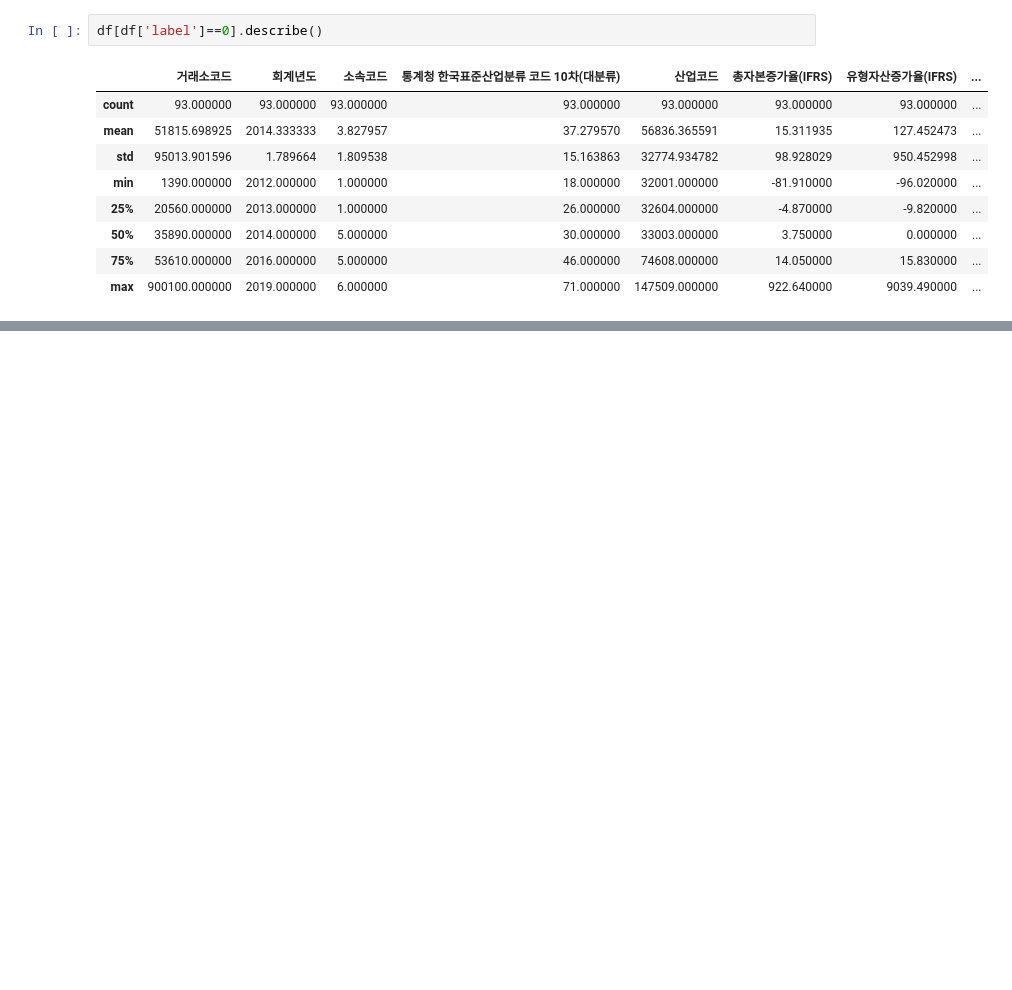
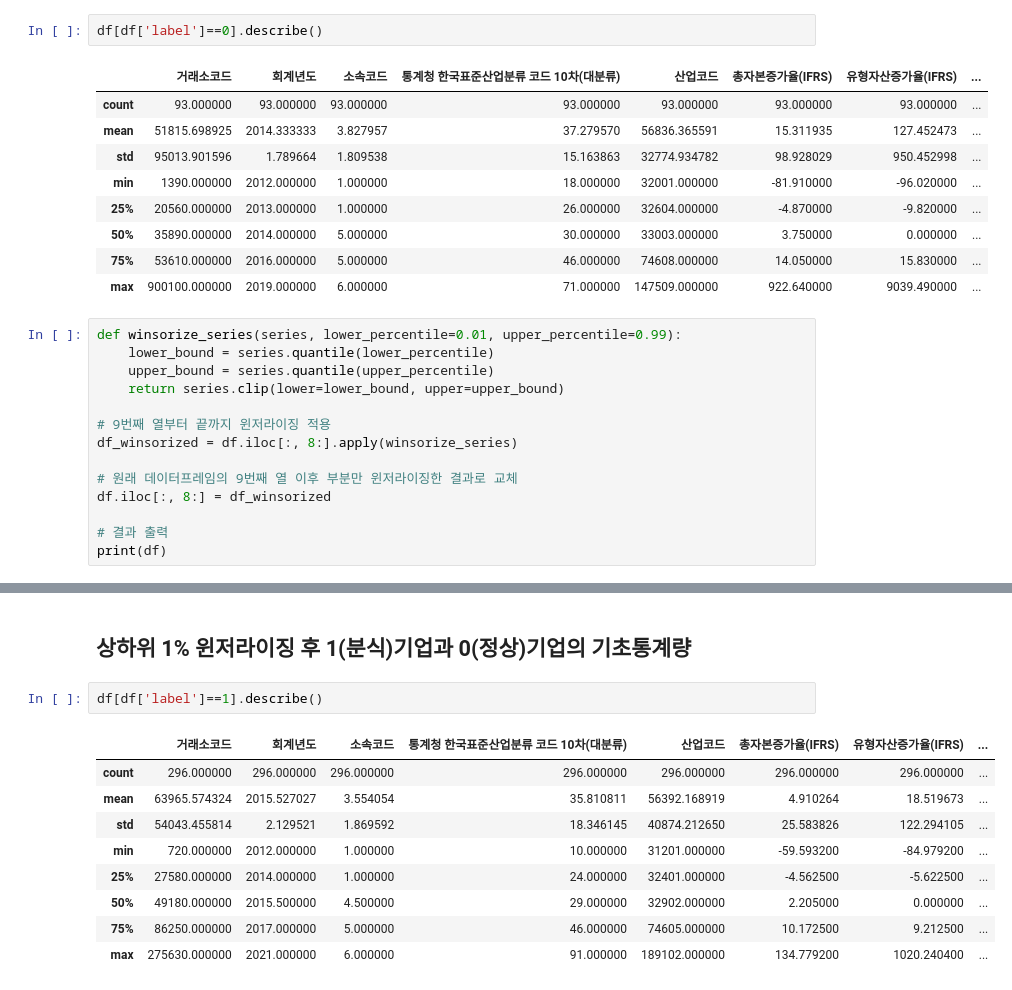
Before and after one commit to po5412409/Accounting-Fraud, a Jupyter notebook: 03.데이터EDA/재무비율_EDA .ipynb, the cells around one changed output, grey strips where cells are left out. Cells and saved outputs as stored; diff of their text form; blank space fills up the shorter version.

```diff
--- a/03.데이터EDA/재무비율_EDA .ipynb
+++ b/03.데이터EDA/재무비율_EDA .ipynb
@@ -47,3 +52,17 @@ df[df['label']==0].describe()
 | 50% | 35890.000000 | 2014.000000 | 5.000000 | 30.000000 | 33003.000000 | 3.750000 | 0.000000 | ... |
 | 75% | 53610.000000 | 2016.000000 | 5.000000 | 46.000000 | 74608.000000 | 14.050000 | 15.830000 | ... |
 | max | 900100.000000 | 2019.000000 | 6.000000 | 71.000000 | 147509.000000 | 922.640000 | 9039.490000 | ... |
+# %%
+def winsorize_series(series, lower_percentile=0.01, upper_percentile=0.99):
+    lower_bound = series.quantile(lower_percentile)
+    upper_bound = series.quantile(upper_percentile)
+    return series.clip(lower=lower_bound, upper=upper_bound)
+
+# 9번째 열부터 끝까지 윈저라이징 적용
+df_winsorized = df.iloc[:, 8:].apply(winsorize_series)
+
+# 원래 데이터프레임의 9번째 열 이후 부분만 윈저라이징한 결과로 교체
+df.iloc[:, 8:] = df_winsorized
+
+# 결과 출력
+print(df)
@@ -49,0 +97,14 @@ df[df['label']==0].describe()
+# %% [markdown]
+## 상하위 1% 윈저라이징 후 1(분식)기업과 0(정상)기업의 기초통계량
+# %%
+df[df['label']==1].describe()
+# %% [output]
+|  | 거래소코드 | 회계년도 | 소속코드 | 통계청 한국표준산업분류 코드 10차(대분류) | 산업코드 | 총자본증가율(IFRS) | 유형자산증가율(IFRS) | ... |
+| count | 296.000000 | 296.000000 | 296.000000 | 296.000000 | 296.000000 | 296.000000 | 296.000000 | ... |
+| mean | 63965.574324 | 2015.527027 | 3.554054 | 35.810811 | 56392.168919 | 4.910264 | 18.519673 | ... |
+| std | 54043.455814 | 2.129521 | 1.869592 | 18.346145 | 40874.212650 | 25.583826 | 122.294105 | ... |
+| min | 720.000000 | 2012.000000 | 1.000000 | 10.000000 | 31201.000000 | -59.593200 | -84.979200 | ... |
+| 25% | 27580.000000 | 2014.000000 | 1.000000 | 24.000000 | 32401.000000 | -4.562500 | -5.622500 | ... |
+| 50% | 49180.000000 | 2015.500000 | 4.500000 | 29.000000 | 32902.000000 | 2.205000 | 0.000000 | ... |
+| 75% | 86250.000000 | 2017.000000 | 5.000000 | 46.000000 | 74605.000000 | 10.172500 | 9.212500 | ... |
+| max | 275630.000000 | 2021.000000 | 6.000000 | 91.000000 | 189102.000000 | 134.779200 | 1020.240400 | ... |
```
Also changed, not shown: parts of 6 cells of this notebook, 1 other file.
